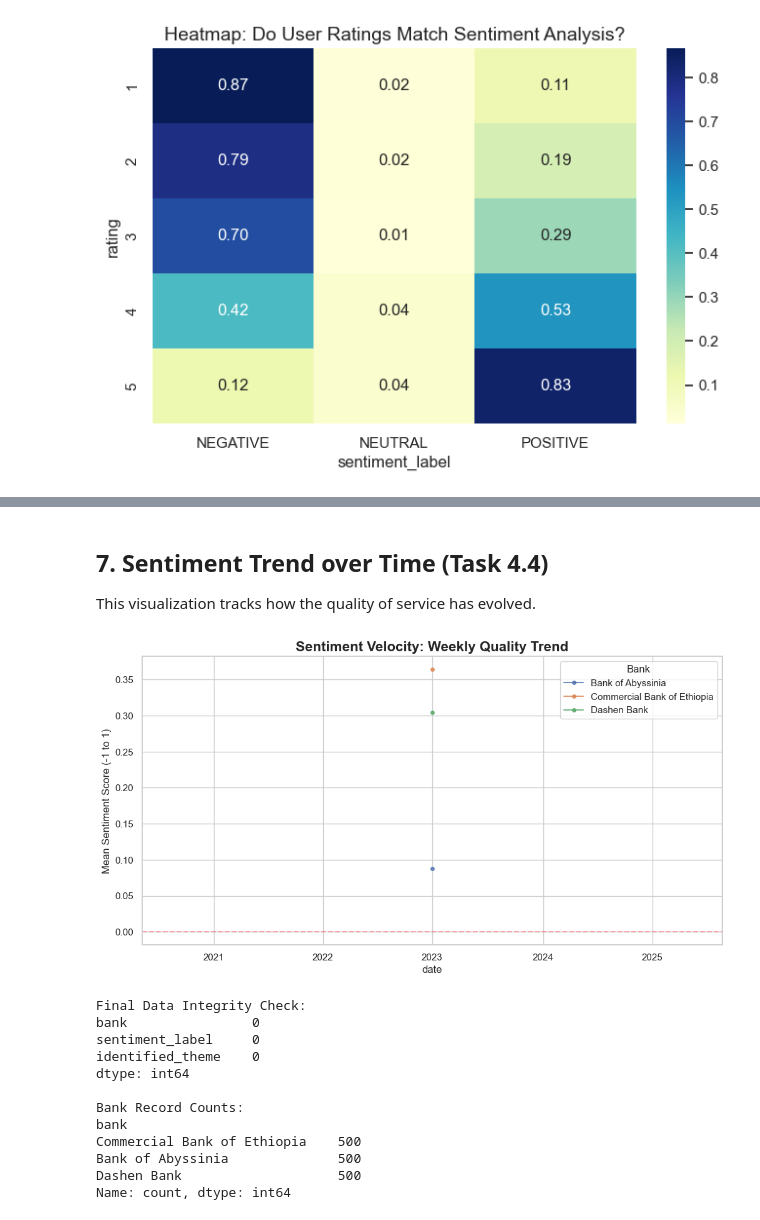
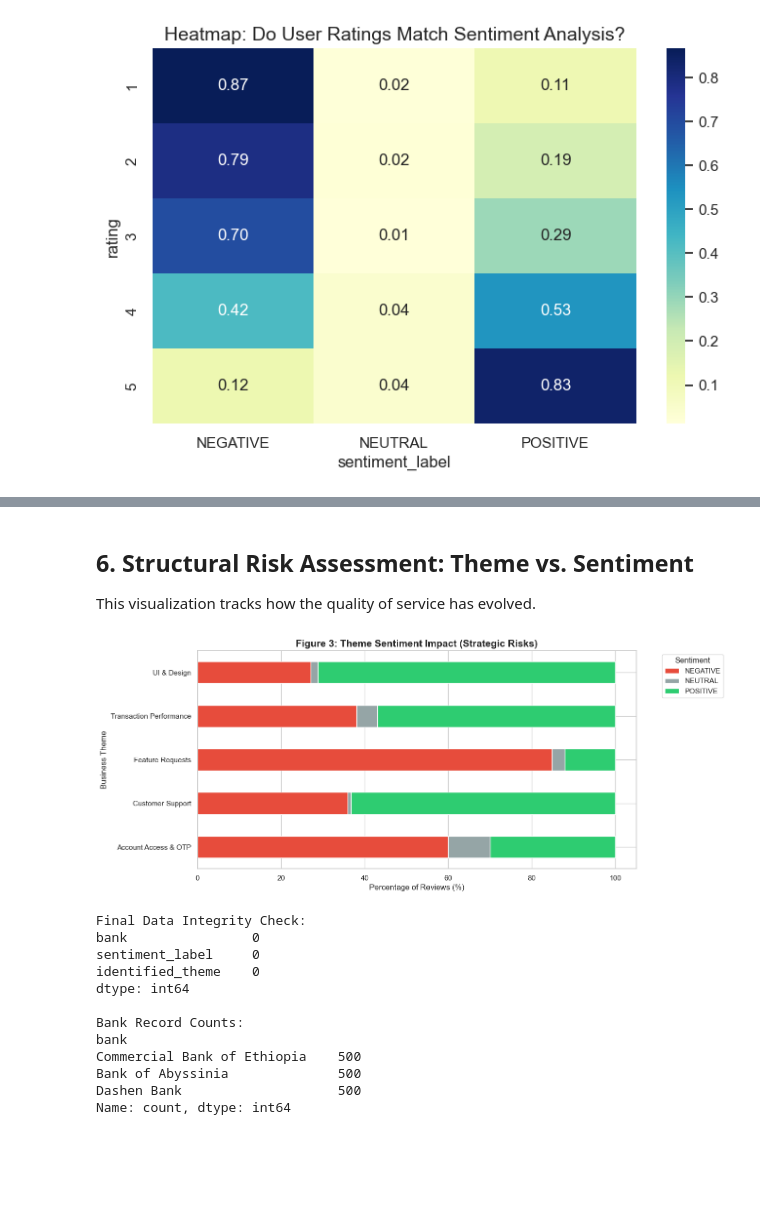
Before and after one commit to bethelhemf/fintech-review-analytics, a Jupyter notebook: notebooks/analysis_report.ipynb, the cells around one changed output, grey strips where cells are left out. Drawn from its saved outputs; the diff is of its cells as text; code cells hidden in the pictures; blank space fills up the shorter version.

```diff
--- a/notebooks/analysis_report.ipynb
+++ b/notebooks/analysis_report.ipynb
@@ -160,24 +99,20 @@ plt.show()
 # %% [markdown]
-## 7. Sentiment Trend over Time (Task 4.4)
+## 6. Structural Risk Assessment: Theme vs. Sentiment
 
 This visualization tracks how the quality of service has evolved.
 # %%
-# Visual 4: Sentiment Trend
-# Map sentiment to numeric for trending
-sent_map = {'POSITIVE': 1, 'NEUTRAL': 0, 'NEGATIVE': -1}
-df['sent_numeric'] = df['sentiment_label'].map(sent_map)
+# Visual 3: Theme Sentiment Impact (Structural Risks)
+theme_sent = df.groupby(['identified_theme', 'sentiment_label']).size().unstack().fillna(0)
+theme_sent_pct = theme_sent.div(theme_sent.sum(axis=1), axis=0) * 100
 
-# Group by week to see trends
-trend_df = df.groupby([pd.Grouper(key='date', freq='W'), 'bank'])['sent_numeric'].mean().unstack()
-
-trend_df.plot(marker='o', markersize=4, alpha=0.8)
-plt.title('Sentiment Velocity: Weekly Quality Trend', fontsize=16, fontweight='bold')
-plt.ylabel('Mean Sentiment Score (-1 to 1)')
-plt.axhline(0, color='red', linestyle='--', alpha=0.3)
-plt.legend(title='Bank')
+theme_sent_pct.plot(kind='barh', stacked=True, color=['#e74c3c', '#95a5a6', '#2ecc71'])
+plt.title('Figure 3: Theme Sentiment Impact (Strategic Risks)', fontsize=15, fontweight='bold')
+plt.xlabel('Percentage of Reviews (%)')
+plt.ylabel('Business Theme')
+plt.legend(title='Sentiment', bbox_to_anchor=(1.05, 1), loc='upper left')
 plt.show()
 # %% [output]
-[figure, old version]
+[figure, new version]
 # %%
 # Data Integrity Proof
 print("Final Data Integrity Check:")
```
Also changed, not shown: parts of 11 cells of this notebook.
